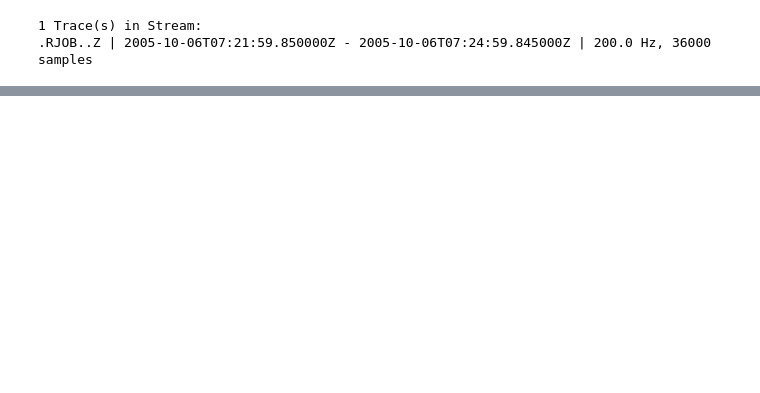
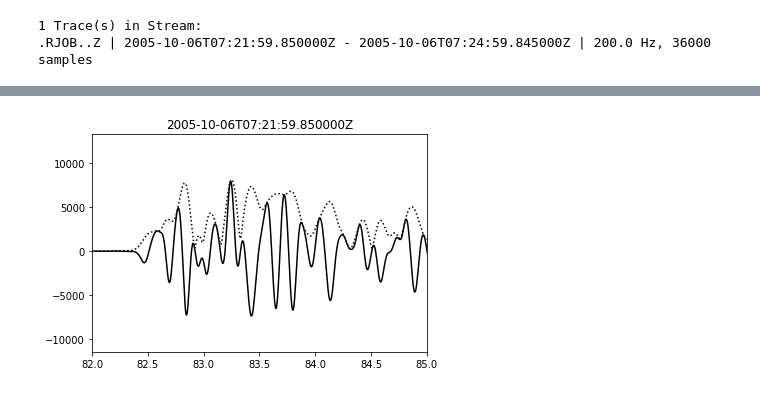
Before and after one commit to ikahbasi/ObsPy_NIGS, a Jupyter notebook: 10-SeismogramEnvelopes.ipynb, the cells around one changed output, grey strips where cells are left out. Cells and saved outputs as stored; diff of their text form; code cells hidden in the pictures; blank space fills up the shorter version.

```diff
--- a/10-SeismogramEnvelopes.ipynb
+++ b/10-SeismogramEnvelopes.ipynb
@@ -29,0 +35,16 @@ plt.show()
+# %%
+# Envelope of filtered data
+tr_filt = tr.copy()
+tr_filt.filter('bandpass', freqmin=0.5, freqmax=8)
+data_envelope_filt = envelope(tr_filt.data)
+
+# The plotting, plain matplotlib
+a = 82
+t = tr_filt.times()
+plt.plot(t, tr_filt.data, 'k')
+plt.plot(t, data_envelope_filt, 'k:')
+plt.title(tr_filt.stats.starttime)
+plt.xlim(a, a+3)
+plt.show()
+# %% [output]
+[figure, added]
```
Also changed, not shown: parts of 2 cells of this notebook, 1 other file.
